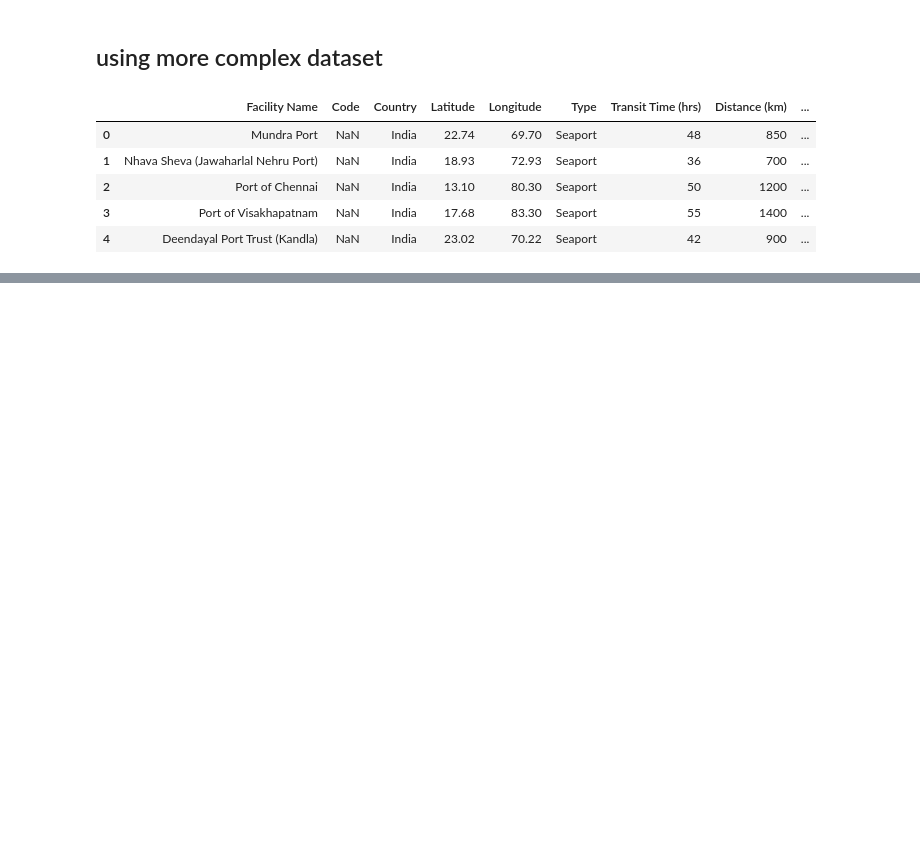
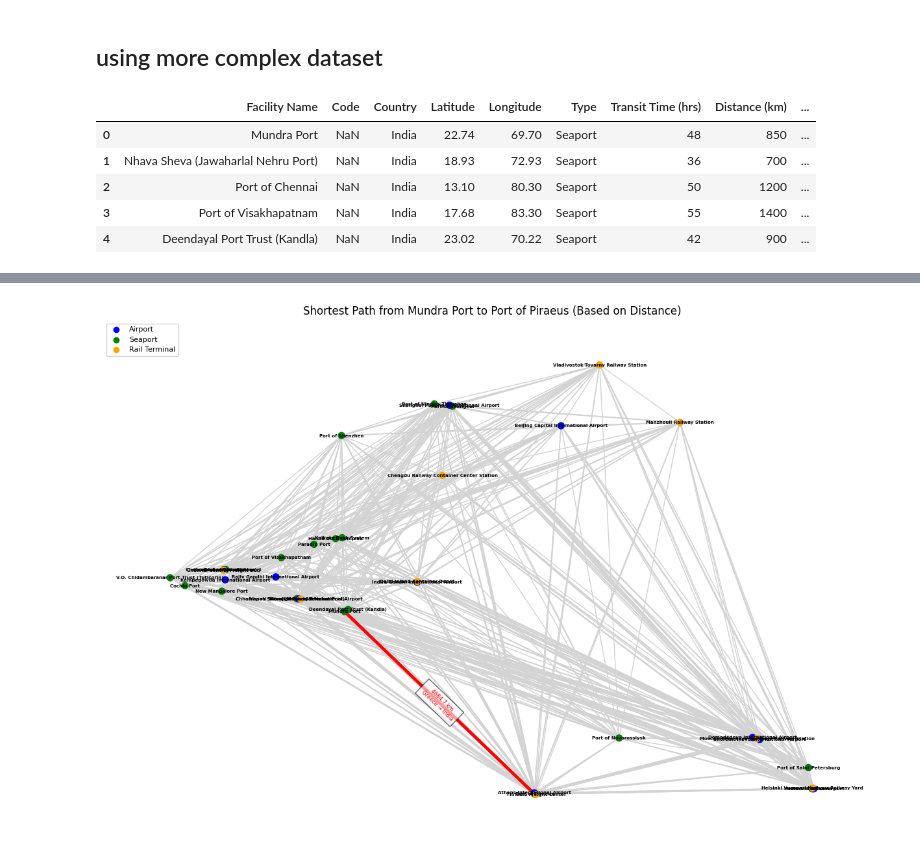
Before and after one commit to Tech-Transit/route-optimization-engine, a Jupyter notebook: rough/routesEngine.ipynb, the cells around one changed output, grey strips where cells are left out. Cells and saved outputs as stored; diff of their text form; code cells hidden in the pictures; blank space fills up the shorter version.

Commit message:
added preffered mode route

```diff
--- a/rough/routesEngine.ipynb
+++ b/rough/routesEngine.ipynb
@@ -112,96 +187,72 @@ type_colors = {
 G = nx.Graph()
 
 # Add nodes with positions and type
+node_colors = []
 for _, row in df.iterrows():
     G.add_node(row["Facility Name"], pos=(row["Latitude"], row["Longitude"]))
+    node_colors.append(type_colors.get(row["Type"], "gray"))  # Assign color based on type
 
-# Set max distance threshold for connecting facilities
-threshold_distance = 5000
-
-# Add weighted edges dynamically based on distance
+# Calculate distances and add weighted edges dynamically
 for i, row1 in df.iterrows():
     for j, row2 in df.iterrows():
         if i != j:
             dist = geodesic((row1["Latitude"], row1["Longitude"]), (row2["Latitude"], row2["Longitude"])).km
-            if dist <= threshold_distance:
-                border_crossings = row1["Border Crossings"] if pd.notna(row1["Border Crossings"]) else "N/A"
-                transit_time = row1["Transit Time (hrs)"] if pd.notna(row1["Transit Time (hrs)"]) else 0
-                currency = row1["Currency"] if pd.notna(row1["Currency"]) else "Unknown"
-                G.add_edge(row1["Facility Name"], row2["Facility Name"],
-                           weight=round(dist, 1), border=border_crossings, transit_time=transit_time, currency=currency)
+            border_crossing = f"{row1['Country']} → {row2['Country']}"
+            G.add_edge(row1["Facility Name"], row2["Facility Name"], weight=round(dist, 1), border=border_crossing)
 
 # Get positions for nodes
 pos = nx.get_node_attributes(G, "pos")
 
-# Define source and target
-source = "Mundra Port"  # Change as needed
-target = "Port of Piraeus"  # Change as needed
+# Define source and target nodes
+source = "Mundra Port"
+target = "Port of Piraeus"
 
 # Find the shortest path using Dijkstra's algorithm
-if nx.has_path(G, source, target):
+try:
     shortest_path = nx.shortest_path(G, source=source, target=target, weight='weight')
     shortest_edges = list(zip(shortest_path, shortest_path[1:]))
 
-    # Initialize totals
-    total_distance = 0
-    total_transit_time = 0
-    unique_currencies = set()
-
-    # Get edge labels for shortest path (Distance + Border Crossings)
-    shortest_edge_labels = {}
-    print("**Route Details:**")
-    print(" → ".join(shortest_path))
-
-    print("\n🚢 **Segment-wise Details:**")
-    for u, v in shortest_edges:
-        edge_data = G.get_edge_data(u, v)
-        distance = edge_data['weight']
-        border = edge_data['border']
-        transit_time = edge_data['transit_time']
-        currency = edge_data['currency']
-
-        shortest_edge_labels[(u, v)] = f"{distance} km | {border}"
-        total_distance += distance
-        total_transit_time += transit_time
-        unique_currencies.add(currency)
-
-        print(f"{u} → {v}")
-        print(f"Distance: {distance} km")
-        print(f"Transit Time: {transit_time} hrs")
-        print(f"Border Crossings: {border}")
-        print(f"Currency: {currency}\n")
-
-    # Final statistics
-    print("**Overall Route Summary:**")
-    print(f"Total Distance: {total_distance} km")
-    print(f"Total Transit Time: {total_transit_time} hrs")
-    print(f"Currencies Involved: {', '.join(unique_currencies)}\n")
-
-    # Assign node colors based on type
-    node_colors = [type_colors[df[df["Facility Name"] == node]["Type"].values[0]] for node in G.nodes()]
+    # Get edge weights and border crossings for the shortest path
+    shortest_edge_labels = {(u, v): f"{G[u][v]['weight']} km\n{G[u][v]['border']}" for u, v in shortest_edges}
 
     # Draw the graph
     plt.figure(figsize=(12, 8))
     nx.draw(G, pos, with_labels=True, node_size=50, node_color=node_colors, edge_color="lightgray", font_size=5, font_weight="bold")
 
     # Draw the shortest path in red
     nx.draw_networkx_edges(G, pos, edgelist=shortest_edges, edge_color="red", width=3.5)
 
-    # Draw edge labels (Distance + Border Crossings)
+    # Draw edge labels for the shortest path
     nx.draw_networkx_edge_labels(G, pos, edge_labels=shortest_edge_labels, font_size=6, font_color="red", bbox=dict(facecolor="white", alpha=0.6))
 
     # Add legend for node colors
     legend_labels = {
         "blue": "Airport",
         "green": "Seaport",
         "orange": "Rail Terminal"
     }
     for color, label in legend_labels.items():
         plt.scatter([], [], color=color, label=label)
 
     plt.legend(loc="upper left", fontsize=8)
-    plt.title(f"Shortest Path from {source} to {target} (Distance + Border Crossings)")
+    plt.title(f"Shortest Path from {source} to {target} (Based on Distance)")
     plt.show()
-else:
-    print(f"No path found between {source} and {target}. The graph might be disconnected.")
+
+    # Print important information
+    print("Shortest Path:", " → ".join(shortest_path))
+    print("\nEdge Details:")
+    total_distance = 0
+    unique_borders = set()
+    for u, v in shortest_edges:
+        print(f"{u} → {v}: {G[u][v]['weight']} km, Border: {G[u][v]['border']}")
+        total_distance += G[u][v]['weight']
+        unique_borders.add(G[u][v]['border'])
+
+    print("\nTotal Distance of Shortest Path:", total_distance, "km")
+    print("Total Border Crossings:", len(unique_borders))
+    print("Border Crossing Countries:", ", ".join(unique_borders))
+
+except nx.NetworkXNoPath:
+    print(f"No path found between {source} and {target}.")
 # %% [output]
+[figure, new version]
```
Also changed, not shown: parts of 13 cells of this notebook, 1 other file.
